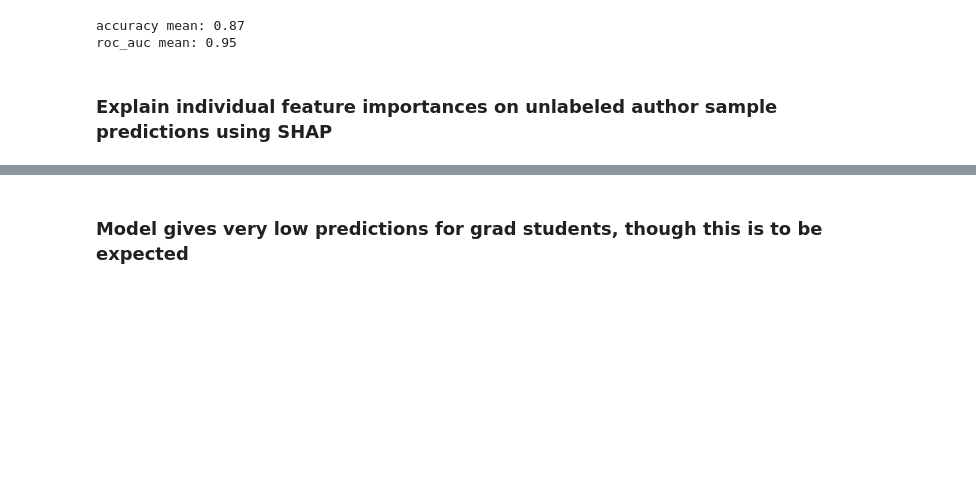
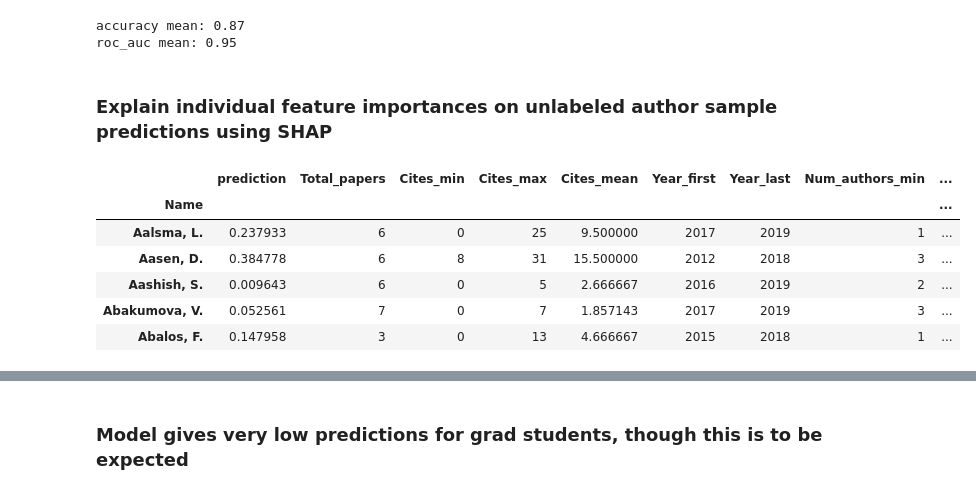
Before and after one commit to vijayoct27/physics-churn, a Jupyter notebook: inspire_model.ipynb, the cells around one changed output, grey strips where cells are left out. Cells and saved outputs as stored; diff of their text form; code cells hidden in the pictures; blank space fills up the shorter version.

```diff
--- a/inspire_model.ipynb
+++ b/inspire_model.ipynb
@@ -232,2 +226,22 @@ roc_auc mean: 0.95
 # %% [markdown]
 ### Explain individual feature importances on unlabeled author sample predictions using SHAP
+# %%
+# keep author name in unlabelled samples
+df_nolabel = pd.read_csv('df_nolabel.csv')
+df_nolabel['Name'] = df_nolabel['Unnamed: 0']
+df_nolabel.set_index(df_nolabel['Name'], inplace=True)
+df_nolabel.drop(['Unnamed: 0','Name'], axis=1, inplace=True)
+
+model_preds = model.predict_proba(df_nolabel[featuresub])[:,1]
+predictions = pd.DataFrame(model_preds, index=df_nolabel.index).rename(columns={0:'prediction'})
+df_pred=pd.concat([predictions, df_nolabel], axis=1)
+
+df_pred.head()
+# %% [output]
+|  | prediction | Total_papers | Cites_min | Cites_max | Cites_mean | Year_first | Year_last | Num_authors_min | ... |
+| Name |  |  |  |  |  |  |  |  | ... |
+| Aalsma, L. | 0.237933 | 6 | 0 | 25 | 9.500000 | 2017 | 2019 | 1 | ... |
+| Aasen, D. | 0.384778 | 6 | 8 | 31 | 15.500000 | 2012 | 2018 | 3 | ... |
+| Aashish, S. | 0.009643 | 6 | 0 | 5 | 2.666667 | 2016 | 2019 | 2 | ... |
+| Abakumova, V. | 0.052561 | 7 | 0 | 7 | 1.857143 | 2017 | 2019 | 3 | ... |
+| Abalos, F. | 0.147958 | 3 | 0 | 13 | 4.666667 | 2015 | 2018 | 1 | ... |
```
Also changed, not shown: parts of 13 cells of this notebook, 2 other files.
